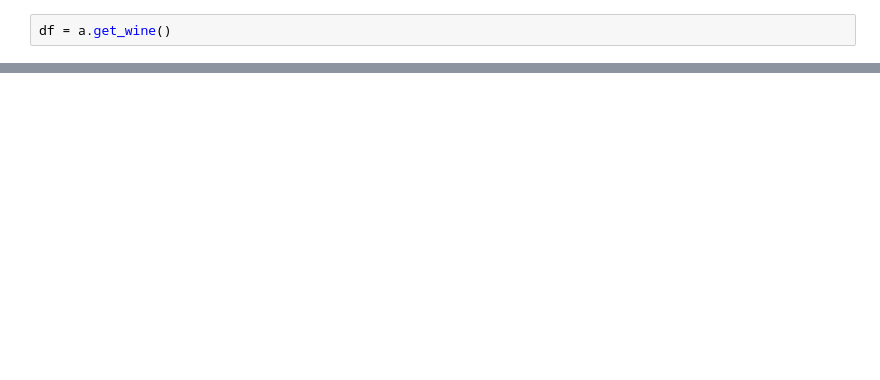
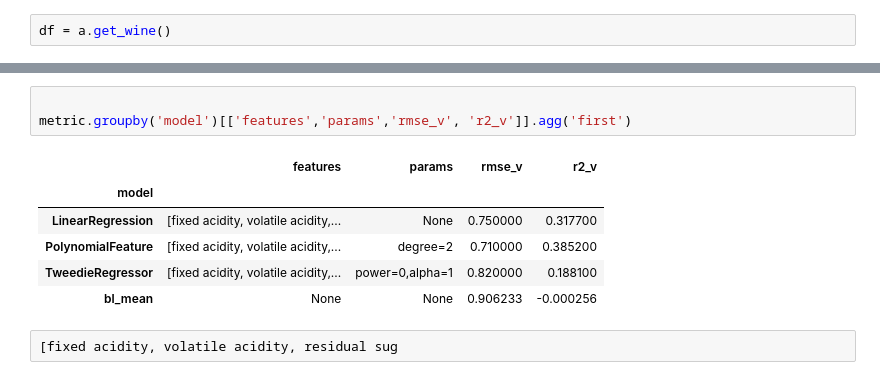
Before and after one commit to et-to-the-moon/find_fine_wine, a Jupyter notebook: e_explore_red_2.ipynb, the cells around one changed output, grey strips where cells are left out. Drawn from its saved outputs; the diff is of its cells as text; blank space fills up the shorter version.

```diff
--- a/e_explore_red_2.ipynb
+++ b/e_explore_red_2.ipynb
@@ -47,0 +89,12 @@ train, validate, test = p.split_data(df)
+# %%
+
+metric.groupby('model')[['features','params','rmse_v', 'r2_v']].agg('first')
+# %% [output]
+|  | features | params | rmse_v | r2_v |
+| model |  |  |  |  |
+| LinearRegression | [fixed acidity, volatile acidity,... | None | 0.750000 | 0.317700 |
+| PolynomialFeature | [fixed acidity, volatile acidity,... | degree=2 | 0.710000 | 0.385200 |
+| TweedieRegressor | [fixed acidity, volatile acidity,... | power=0,alpha=1 | 0.820000 | 0.188100 |
+| bl_mean | None | None | 0.906233 | -0.000256 |
+# %%
+[fixed acidity, volatile acidity, residual sug
```
Also changed, not shown: parts of 11 cells of this notebook.
